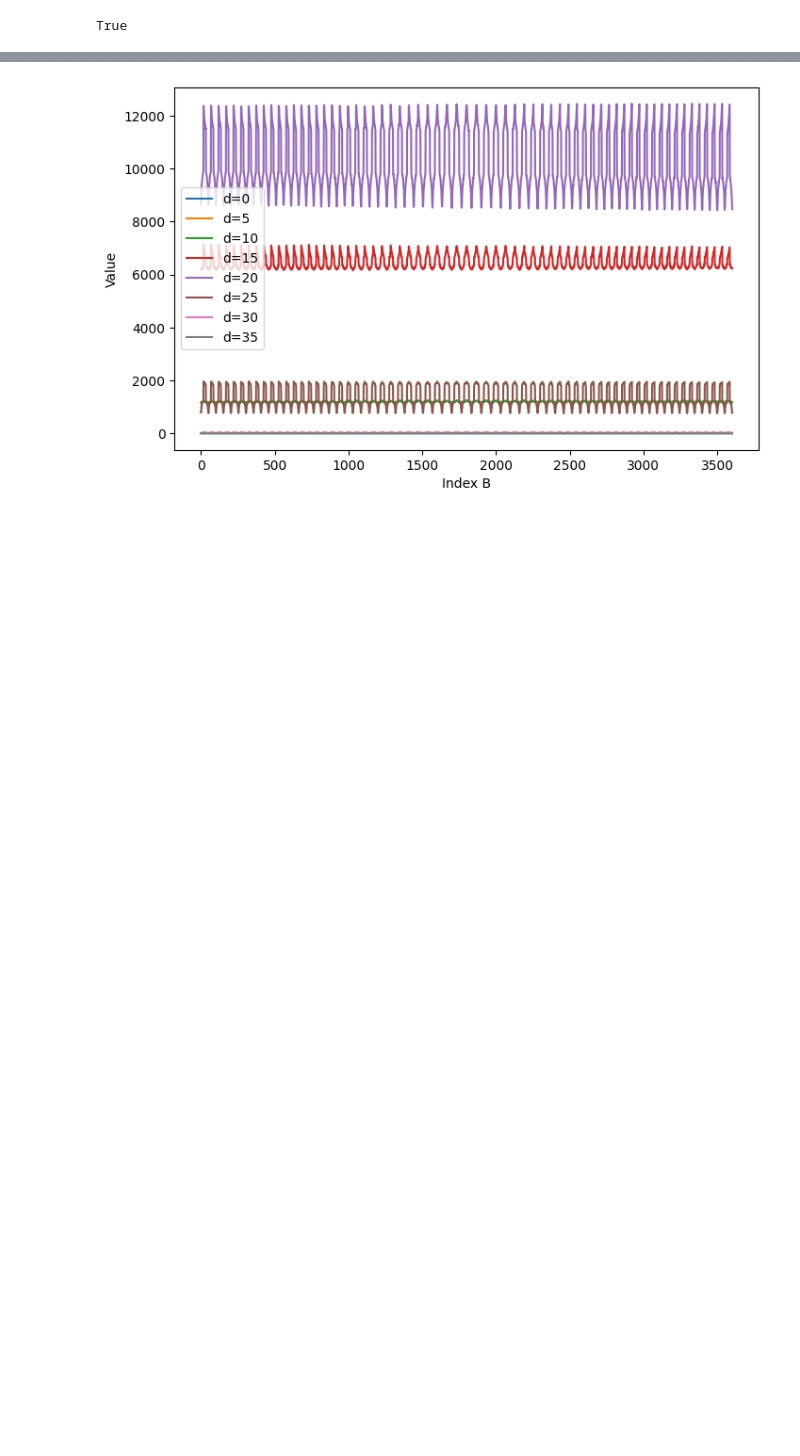
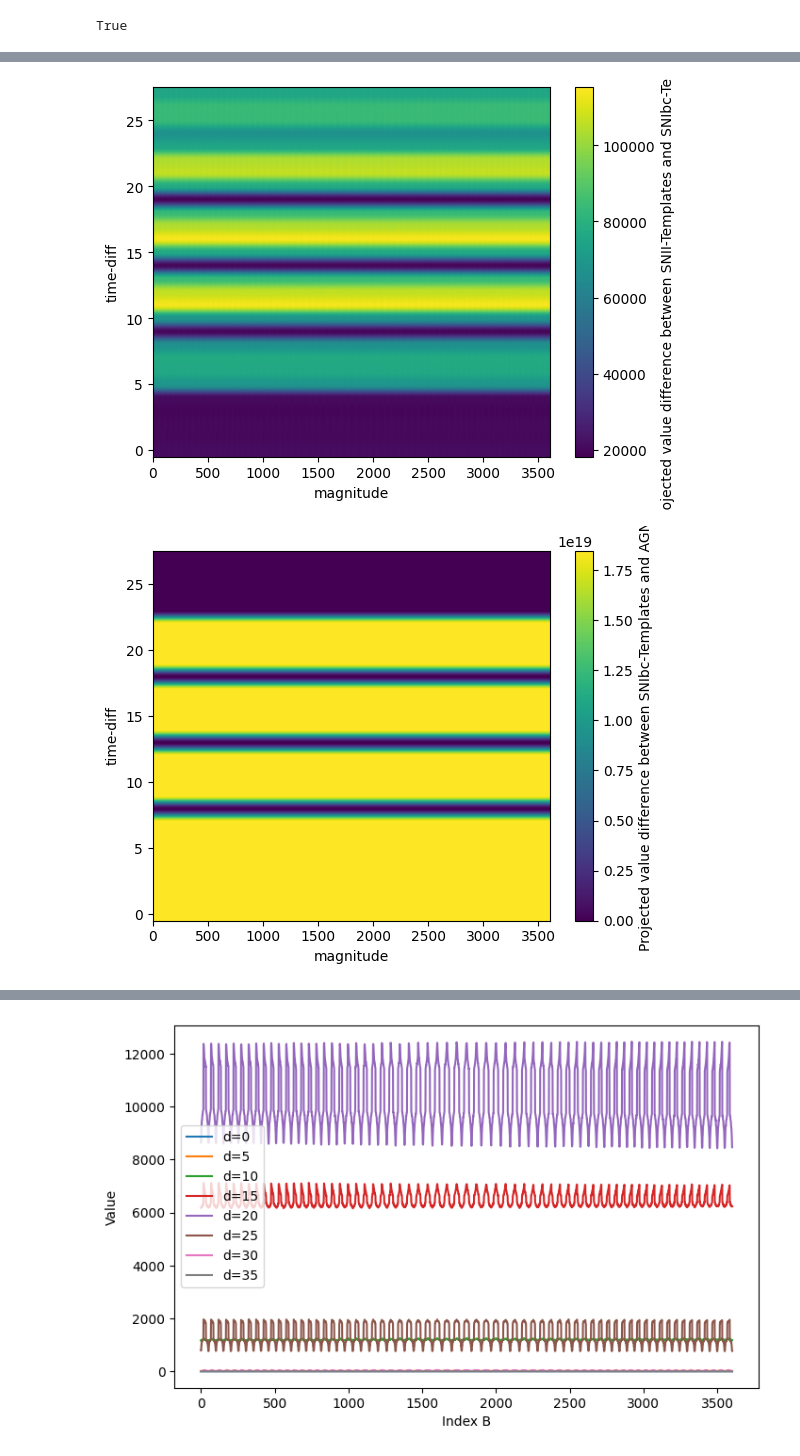
Before and after one commit to Rachel-0420/Cross-Entropy-Fast-Transient, a Jupyter notebook: cross_entropy_btw_supernovae.ipynb, the cells around one changed output, grey strips where cells are left out. Cells and saved outputs as stored; diff of their text form; code cells hidden in the pictures; blank space fills up the shorter version.

```diff
--- a/cross_entropy_btw_supernovae.ipynb
+++ b/cross_entropy_btw_supernovae.ipynb
@@ -74,0 +91,21 @@ plt.show()
+# %%
+plt.imshow(proj-proj2, aspect='auto', origin='lower')
+plt.colorbar(label="Projected value difference between SNII-Templates and SNIbc-Templates")
+plt.xlabel("magnitude")
+plt.ylabel("time-diff")
+plt.show()
+
+plt.imshow(proj2-proj3, aspect='auto', origin='lower')
+plt.colorbar(label="Projected value difference between SNIbc-Templates and AGN")
+plt.xlabel("magnitude")
+plt.ylabel("time-diff")
+plt.show()
+
+plt.imshow(proj-proj3, aspect='auto', origin='lower')
+plt.colorbar(label="Projected value difference between SNII-Templates and AGN")
+plt.xlabel("magnitude")
+plt.ylabel("time-diff")
+plt.show()
+# %% [output]
+[figure, added]
+[figure, added]
```
Also changed, not shown: parts of 3 cells of this notebook.
